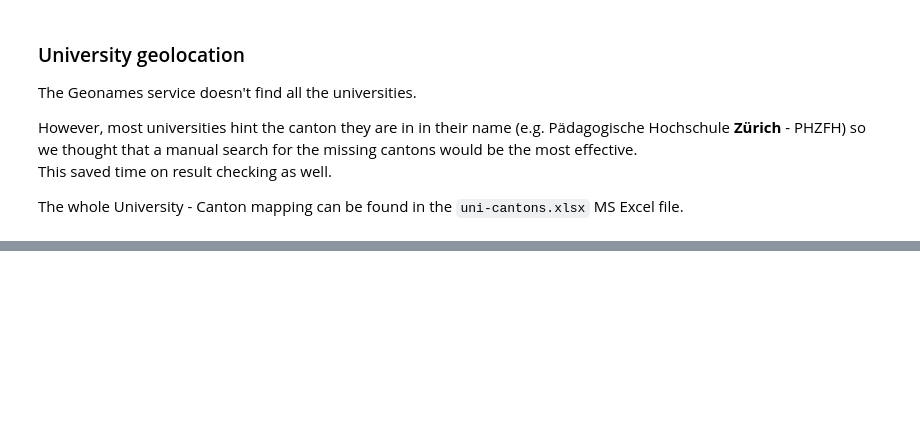
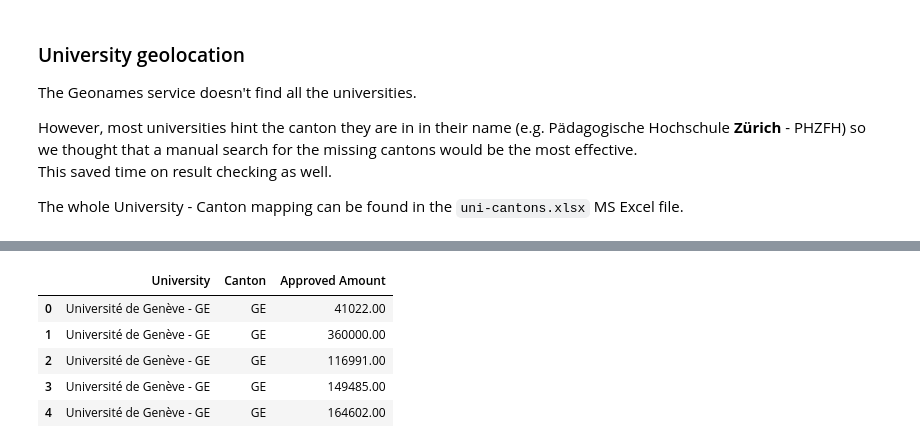
Before and after one commit to ireneu/ada, a Jupyter notebook: HW03/hw3.ipynb, the cells around one changed output, grey strips where cells are left out. Drawn from its saved outputs; the diff is of its cells as text; code cells hidden in the pictures; blank space fills up the shorter version.

```diff
--- a/HW03/hw3.ipynb
+++ b/HW03/hw3.ipynb
@@ -139,0 +149,11 @@ The whole University - Canton mapping can be found in the `uni-cantons.xlsx` MS
+# %%
+canton_grants = pd.merge(snsf_data, unis_cantons, on='University', how='inner')[['University', 'Canton', 'Approved Amount']]
+#canton_grants.reset_index(inplace=True)
+canton_grants.head()
+# %% [output]
+|  | University | Canton | Approved Amount |
+| 0 | Université de Genève - GE | GE | 41022.00 |
+| 1 | Université de Genève - GE | GE | 360000.00 |
+| 2 | Université de Genève - GE | GE | 116991.00 |
+| 3 | Université de Genève - GE | GE | 149485.00 |
+| 4 | Université de Genève - GE | GE | 164602.00 |
```
Also changed, not shown: parts of 8 cells of this notebook.
